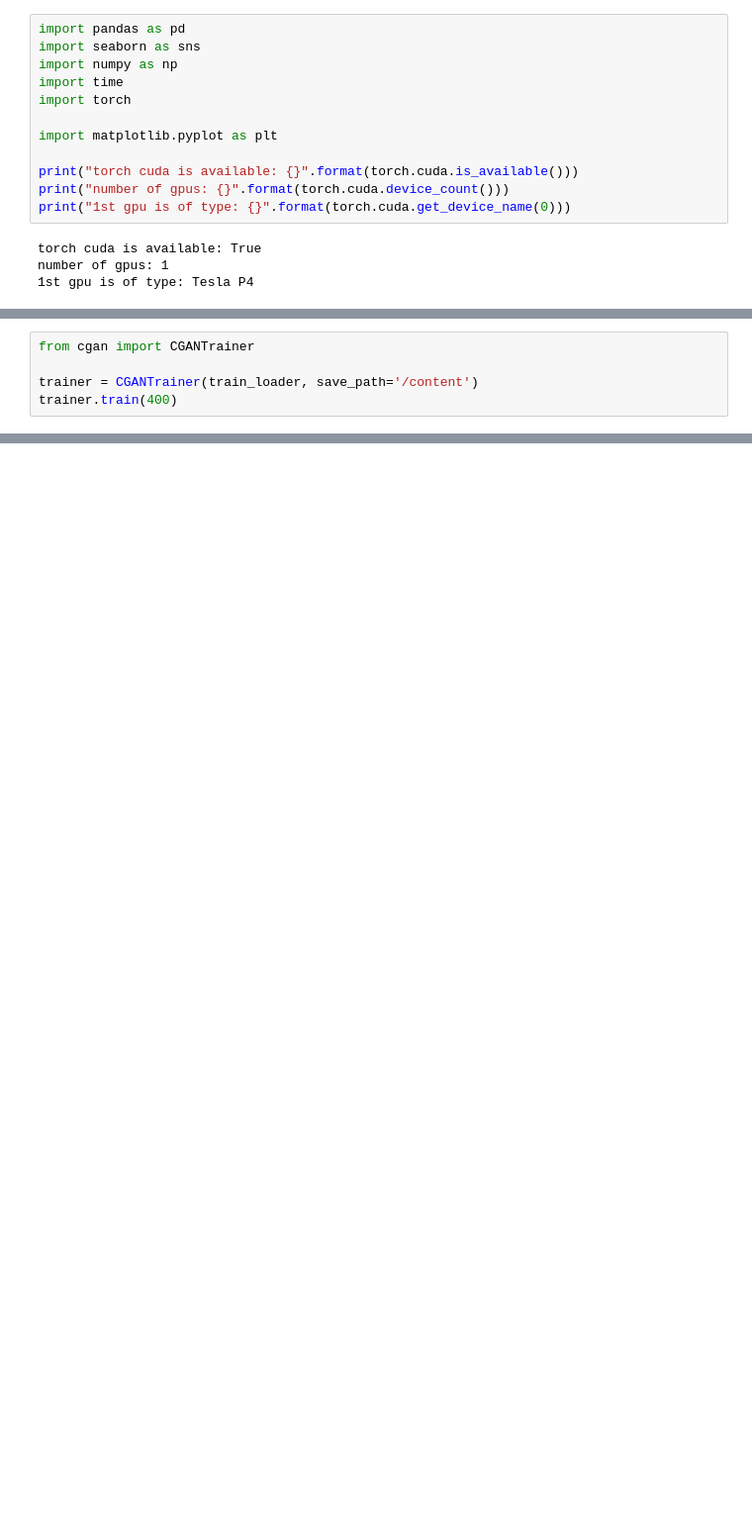
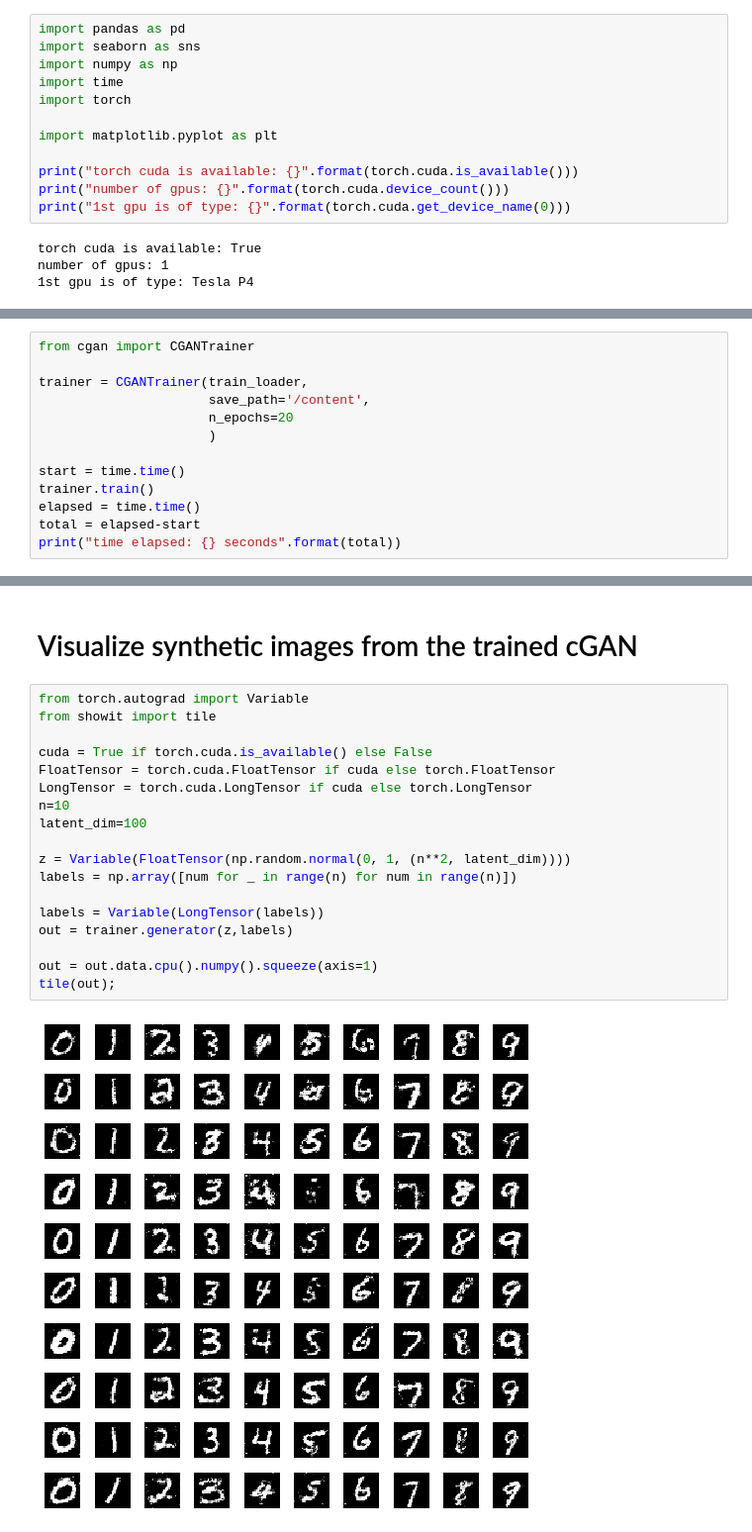
Before and after one commit to dganguli/tlon, a Jupyter notebook: train_models.ipynb, the cells around one changed output, grey strips where cells are left out. Shown at 99% size. Saved outputs shown, nothing was run; the diff lists cells and outputs as text; blank space fills up the shorter version.

```diff
--- a/train_models.ipynb
+++ b/train_models.ipynb
@@ -62,5 +102,13 @@ sns.despine(offset=20)
 # %%
 from cgan import CGANTrainer
 
-trainer = CGANTrainer(train_loader, save_path='/content')
-trainer.train(400)
+trainer = CGANTrainer(train_loader,
+                      save_path='/content',
+                      n_epochs=20
+                      )
+
+start = time.time()
+trainer.train()
+elapsed = time.time()
+total = elapsed-start
+print("time elapsed: {} seconds".format(total))
@@ -66,0 +133,22 @@ trainer.train(400)
+# %% [markdown]
+# Visualize synthetic images from the trained cGAN
+# %%
+from torch.autograd import Variable
+from showit import tile
+
+cuda = True if torch.cuda.is_available() else False
+FloatTensor = torch.cuda.FloatTensor if cuda else torch.FloatTensor
+LongTensor = torch.cuda.LongTensor if cuda else torch.LongTensor
+n=10
+latent_dim=100
+
+z = Variable(FloatTensor(np.random.normal(0, 1, (n**2, latent_dim))))
+labels = np.array([num for _ in range(n) for num in range(n)])
+
+labels = Variable(LongTensor(labels))
+out = trainer.generator(z,labels)
+
+out = out.data.cpu().numpy().squeeze(axis=1)
+tile(out);
+# %% [output]
+[figure, added]
```
Also changed, not shown: parts of 8 cells of this notebook.
